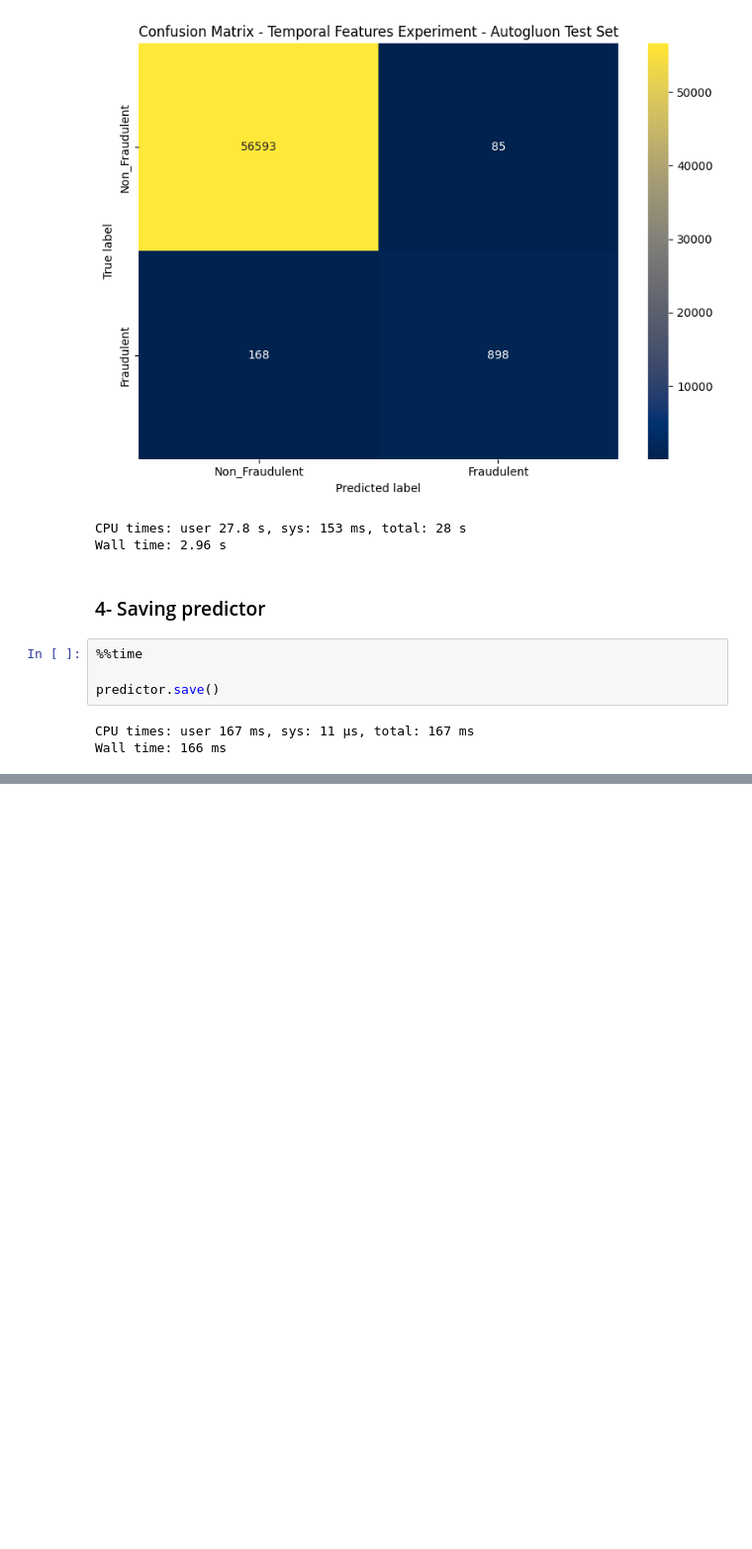
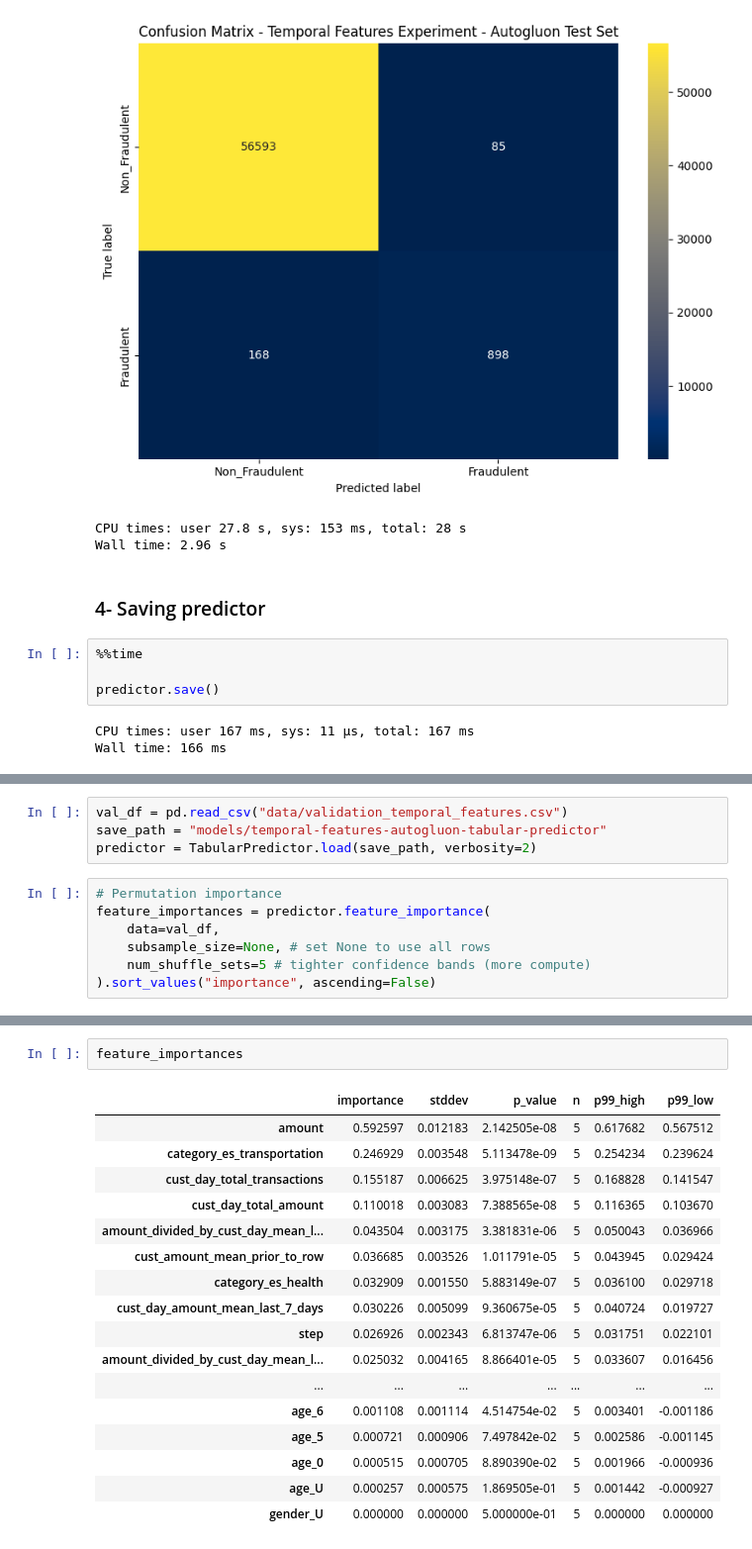
Before and after one commit to tamerthamoqa/fraud-detection-case-study, a Jupyter notebook: 12-temporal-features-modeling-autogluon-automl.ipynb, the cells around one changed output, grey strips where cells are left out. Shown: that part at 99% size. Saved outputs shown, nothing was run; the diff lists cells and outputs as text; blank space fills up the shorter version.

Commit message:
Add feature importances to 12-temporal-features-modeling-autogluon-automl.ipynb

```diff
--- a/12-temporal-features-modeling-autogluon-automl.ipynb
+++ b/12-temporal-features-modeling-autogluon-automl.ipynb
@@ -331,0 +338,11 @@ Wall time: 166 ms
+# %%
+val_df = pd.read_csv("data/validation_temporal_features.csv")
+save_path = "models/temporal-features-autogluon-tabular-predictor"
+predictor = TabularPredictor.load(save_path, verbosity=2)
+# %%
+# Permutation importance
+feature_importances = predictor.feature_importance(
+    data=val_df,
+    subsample_size=None, # set None to use all rows
+    num_shuffle_sets=5 # tighter confidence bands (more compute)
+).sort_values("importance", ascending=False)
@@ -331,0 +356,20 @@ Wall time: 166 ms
+# %%
+feature_importances
+# %% [output]
+|  | importance | stddev | p_value | n | p99_high | p99_low |
+| amount | 0.592597 | 0.012183 | 2.142505e-08 | 5 | 0.617682 | 0.567512 |
+| category_es_transportation | 0.246929 | 0.003548 | 5.113478e-09 | 5 | 0.254234 | 0.239624 |
+| cust_day_total_transactions | 0.155187 | 0.006625 | 3.975148e-07 | 5 | 0.168828 | 0.141547 |
+| cust_day_total_amount | 0.110018 | 0.003083 | 7.388565e-08 | 5 | 0.116365 | 0.103670 |
+| amount_divided_by_cust_day_mean_l... | 0.043504 | 0.003175 | 3.381831e-06 | 5 | 0.050043 | 0.036966 |
+| cust_amount_mean_prior_to_row | 0.036685 | 0.003526 | 1.011791e-05 | 5 | 0.043945 | 0.029424 |
+| category_es_health | 0.032909 | 0.001550 | 5.883149e-07 | 5 | 0.036100 | 0.029718 |
+| cust_day_amount_mean_last_7_days | 0.030226 | 0.005099 | 9.360675e-05 | 5 | 0.040724 | 0.019727 |
+| step | 0.026926 | 0.002343 | 6.813747e-06 | 5 | 0.031751 | 0.022101 |
+| amount_divided_by_cust_day_mean_l... | 0.025032 | 0.004165 | 8.866401e-05 | 5 | 0.033607 | 0.016456 |
+| ... | ... | ... | ... | ... | ... | ... |
+| age_6 | 0.001108 | 0.001114 | 4.514754e-02 | 5 | 0.003401 | -0.001186 |
+| age_5 | 0.000721 | 0.000906 | 7.497842e-02 | 5 | 0.002586 | -0.001145 |
+| age_0 | 0.000515 | 0.000705 | 8.890390e-02 | 5 | 0.001966 | -0.000936 |
+| age_U | 0.000257 | 0.000575 | 1.869505e-01 | 5 | 0.001442 | -0.000927 |
+| gender_U | 0.000000 | 0.000000 | 5.000000e-01 | 5 | 0.000000 | 0.000000 |
```
Also changed, not shown: parts of 4 cells of this notebook.
